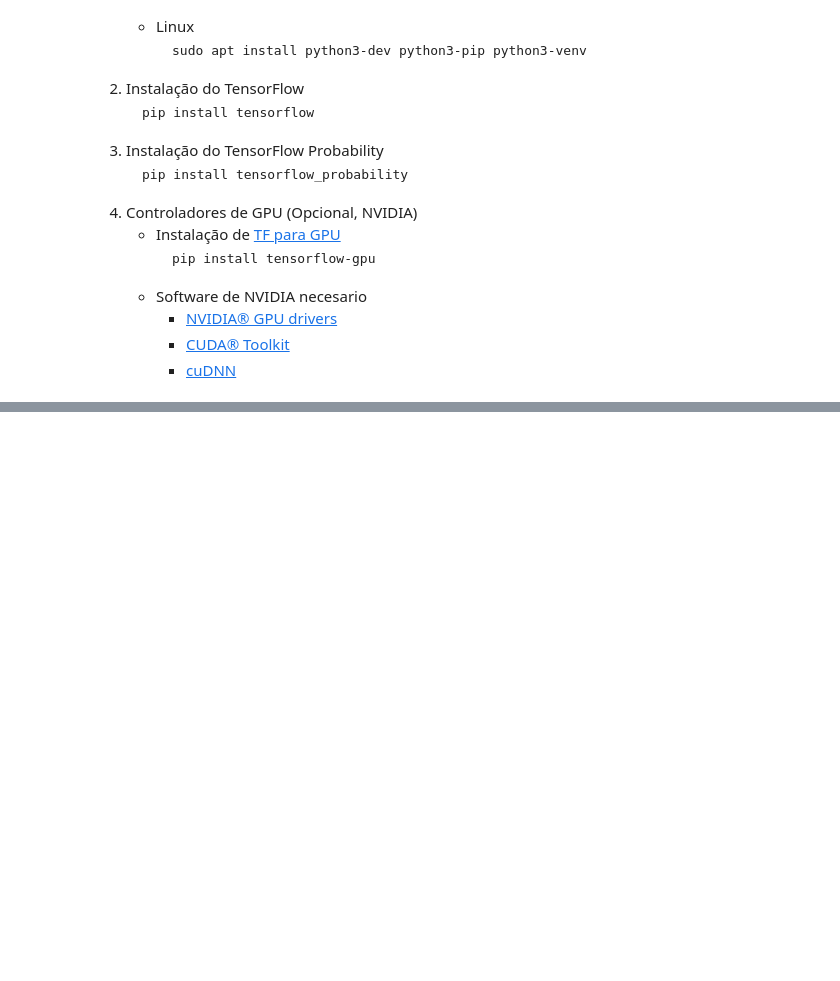
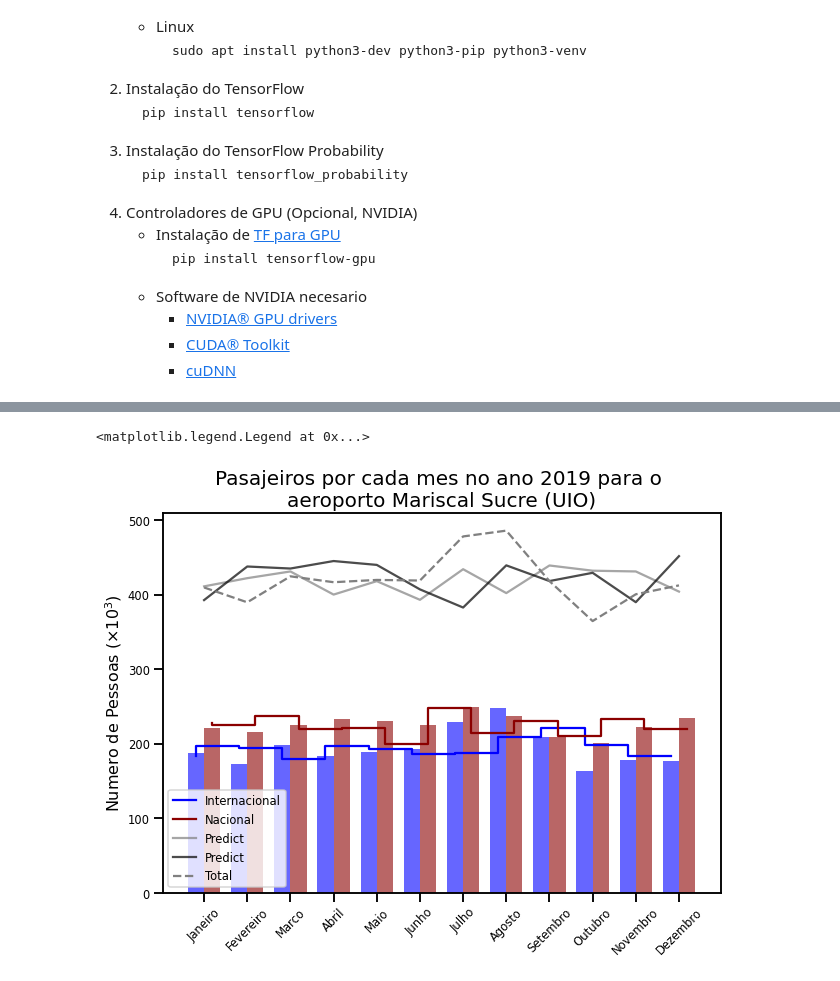
Before and after one commit to RodrigoCoelho7/probabilistic_programming, a Jupyter notebook: TensorFlow_Probability/TensorFlow_Probability.ipynb, the cells around one changed output, grey strips where cells are left out. Cells and saved outputs as stored; diff of their text form; code cells hidden in the pictures; blank space fills up the shorter version.

```diff
--- a/TensorFlow_Probability/TensorFlow_Probability.ipynb
+++ b/TensorFlow_Probability/TensorFlow_Probability.ipynb
@@ -52,0 +171,34 @@ As ferramentas usadas por TFP:
+# %%
+'''Definir o Modelo com os seus parametros'''
+meanI = np.mean(pasajerosI)
+meanN = np.mean(pasajerosN)
+UIO_I = tfd.Poisson(meanI,name="UIO Internacional")
+UIO_N = tfd.Poisson(meanN,name="UIO Nacional")
+UIO = tfd.Normal(np.mean(pasajeros),np.std(pasajeros),name="UIO")
+# %%
+predictI = UIO_I.sample(12)
+predictN = UIO_N.sample(12)
+predict = predictI + predictN
+predict2 = UIO.sample(12)
+# %%
+#@title UIO-predict { display-mode: "form" }
+width = 0.75
+fig, ax = plt.subplots(figsize=(10,7))
+m = np.arange(0,24,2)
+xI = m - width/2
+xN = m + width/2
+ax.bar(xI,pasajerosI,width=width,color='blue',alpha=0.6)
+ax.bar(xN,pasajerosN,width=width,color='darkred',alpha=0.6)
+ax.step(xI,predictI,label='Internacional',color='blue')
+ax.step(xN,predictN,label='Nacional',color='darkred')
+ax.plot(m,predict,color='gray',alpha=0.7,label='Predict')
+ax.plot(m,predict2,color='black',alpha=0.7,label='Predict')
+ax.plot(m,pasajerosI+pasajerosN,label='Total',color='gray',ls='--')
+ax.set_title('Pasajeiros por cada mes no ano 2019 para o \naeroporto Mariscal Sucre (UIO)',fontsize=20)
+ax.set_xticks(m)
+ax.set_xticklabels(months,rotation=45);
+ax.set_ylabel(r'Numero de Pessoas ($\times10^3$)',fontsize=16)
+ax.legend()
+# %% [output]
+<matplotlib.legend.Legend at 0x...>
+[figure, added]
```
Also changed, not shown: parts of 54 cells of this notebook, 1 other file.
